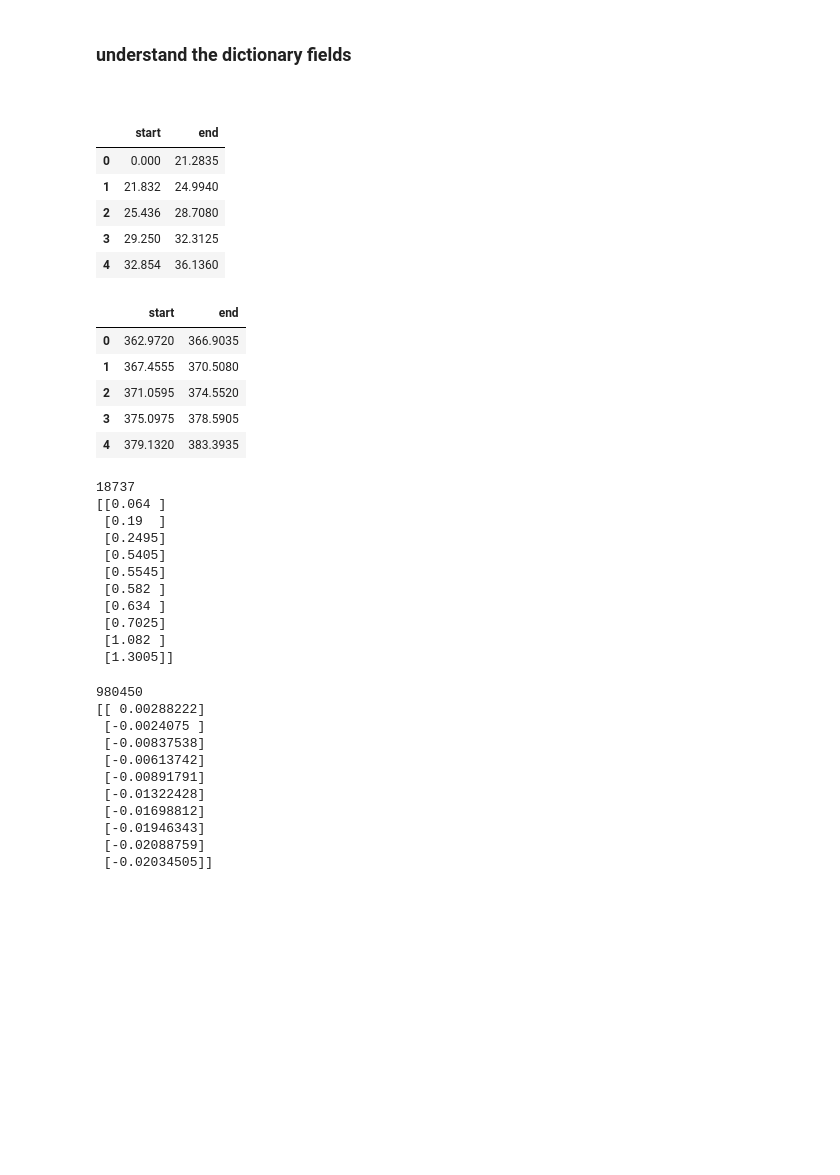
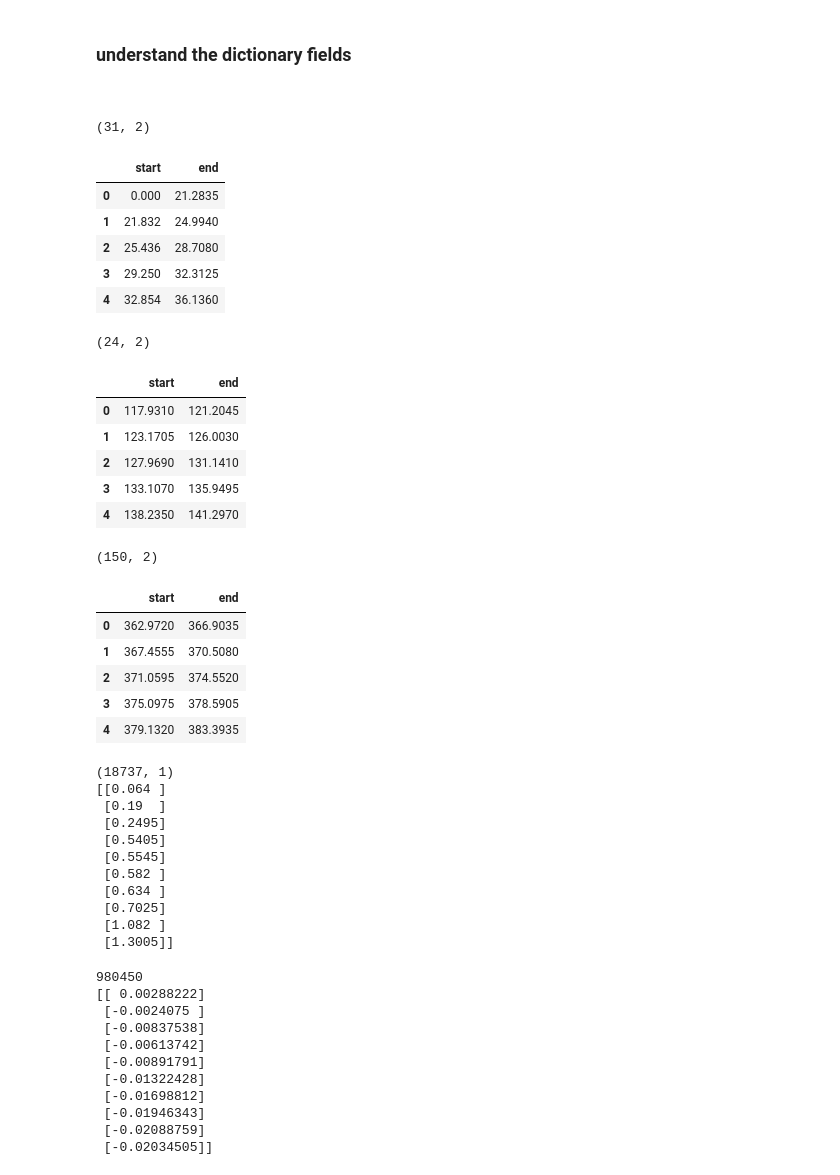
Before and after one commit to SmilodonCub/linArray, a Jupyter notebook: linArray_notebook.ipynb, the cells around one changed output. Cells and saved outputs as stored; diff of their text form; code cells hidden in the pictures; blank space fills up the shorter version.

```diff
--- a/linArray_notebook.ipynb
+++ b/linArray_notebook.ipynb
@@ -43,20 +43,38 @@ the matlab struct for the linear array is imported by `loadmat()` as a python di
 # the delayedSaccIntervals field
 delayedSaccade_dat = linArrayMat[ 'delayedSaccIntervals' ]
 delayedSaccade_DF = pd.DataFrame( data = delayedSaccade_dat, columns = [ 'start','end' ] )
+print( delayedSaccade_DF.shape )
 delayedSaccade_DF.head()
 # %% [output]
+(31, 2)
 |  | start | end |
 | 0 | 0.000 | 21.2835 |
 | 1 | 21.832 | 24.9940 |
 | 2 | 25.436 | 28.7080 |
 | 3 | 29.250 | 32.3125 |
 | 4 | 32.854 | 36.1360 |
+# %%
+# the delayedSaccIntervals field
+delayedSaccade_dat = linArrayMat[ 'delayedSacc180RFInt' ]
+delayedSaccade_DF = pd.DataFrame( data = delayedSaccade_dat, columns = [ 'start','end' ] )
+print( delayedSaccade_DF.shape )
+delayedSaccade_DF.head()
+# %% [output]
+(24, 2)
+|  | start | end |
+| 0 | 117.9310 | 121.2045 |
+| 1 | 123.1705 | 126.0030 |
+| 2 | 127.9690 | 131.1410 |
+| 3 | 133.1070 | 135.9495 |
+| 4 | 138.2350 | 141.2970 |
 # %%
 # the catSearchPHYSIOLIntervals feld
 catSearchPHYSIOL_dat = linArrayMat[ 'catSearchPHYSIOLIntervals' ]
 catSearchPHYSIOL_DF = pd.DataFrame( data = catSearchPHYSIOL_dat, columns = [ 'start','end' ] )
+print( catSearchPHYSIOL_DF.shape )
 catSearchPHYSIOL_DF.head()
 # %% [output]
+(150, 2)
 |  | start | end |
 | 0 | 362.9720 | 366.9035 |
 | 1 | 367.4555 | 370.5080 |
@@ -66,10 +84,10 @@ catSearchPHYSIOL_DF.head()
 # %%
 # spiking data for channel 9
 spike09_dat = linArrayMat[ 'SPK09a' ]
-print( len( spike09_dat ) )
+print( spike09_dat.shape )
 print( spike09_dat[0:10], )
 # %% [output]
-18737
+(18737, 1)
 [[0.064 ]
  [0.19  ]
  [0.2495]
```
Also changed, not shown: parts of 12 cells of this notebook.
